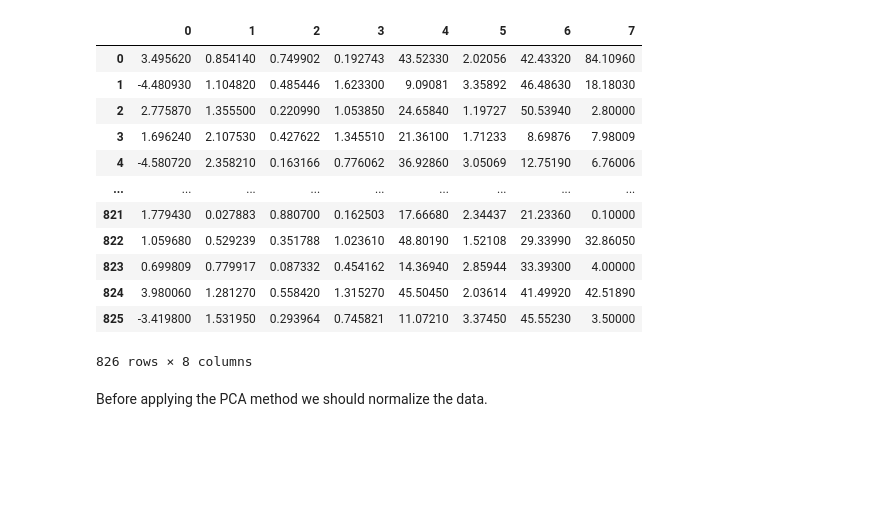
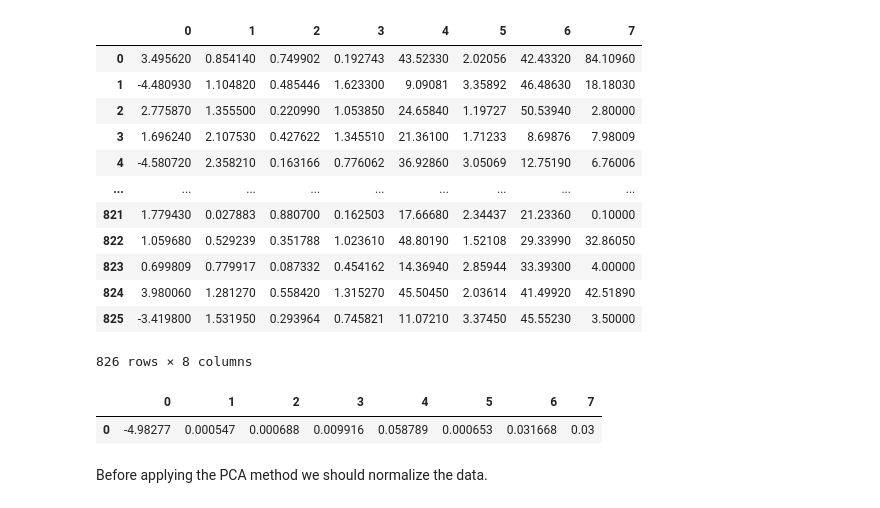
Before and after one commit to ErnestoFGonzalez/SensitivityAnalysis, a Jupyter notebook: dados1/data_analysis.ipynb, the cells around one changed output. Saved outputs shown, nothing was run; the diff lists cells and outputs as text; code cells hidden in the pictures; blank space fills up the shorter version.

```diff
--- a/dados1/data_analysis.ipynb
+++ b/dados1/data_analysis.ipynb
@@ -44,6 +44,11 @@ df
 | 824 | 3.980060 | 1.281270 | 0.558420 | 1.315270 | 45.50450 | 2.03614 | 41.49920 | 42.51890 |
 | 825 | -3.419800 | 1.531950 | 0.293964 | 0.745821 | 11.07210 | 3.37450 | 45.55230 | 3.50000 |
 826 rows × 8 columns
+# %%
+pd.DataFrame(df.values.min(0)[None, :], columns=df.columns)
+# %% [output]
+|  | 0 | 1 | 2 | 3 | 4 | 5 | 6 | 7 |
+| 0 | -4.98277 | 0.000547 | 0.000688 | 0.009916 | 0.058789 | 0.000653 | 0.031668 | 0.03 |
 # %% [markdown]
 Before applying the PCA method we should normalize the data.
 # %%
```
Also changed, not shown: parts of 5 cells of this notebook, 25 other files.
